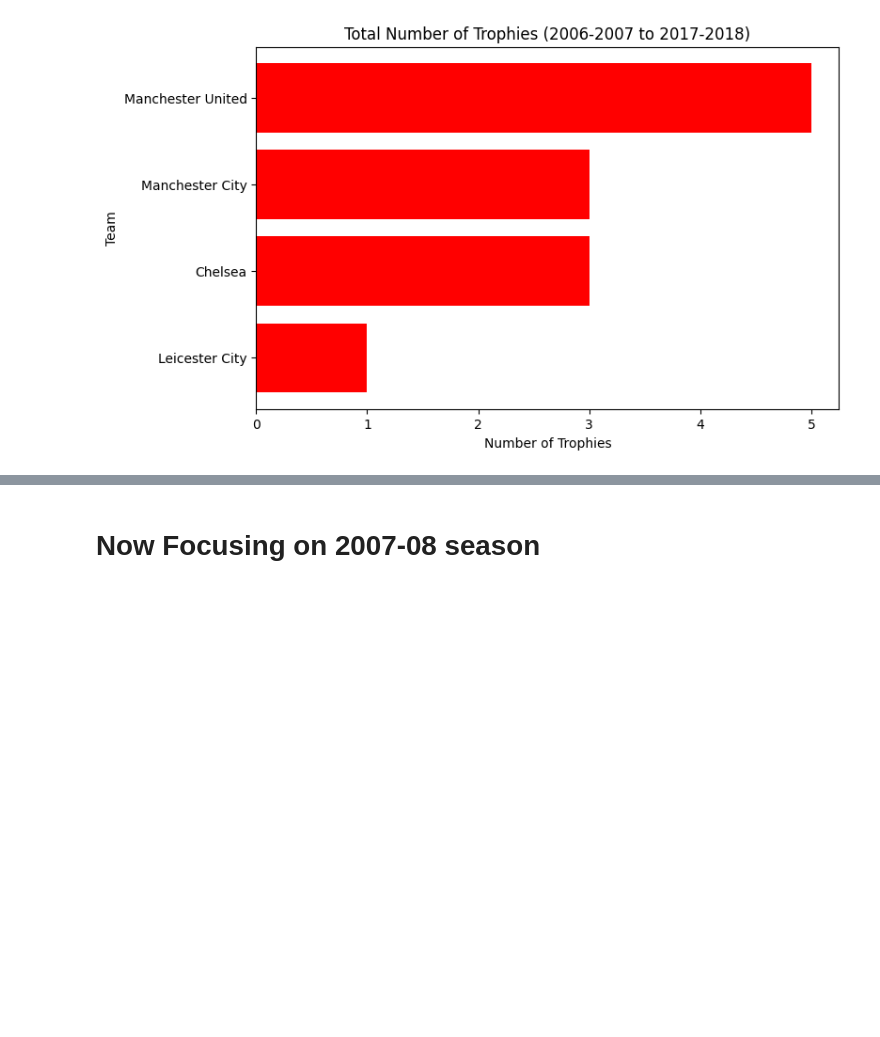
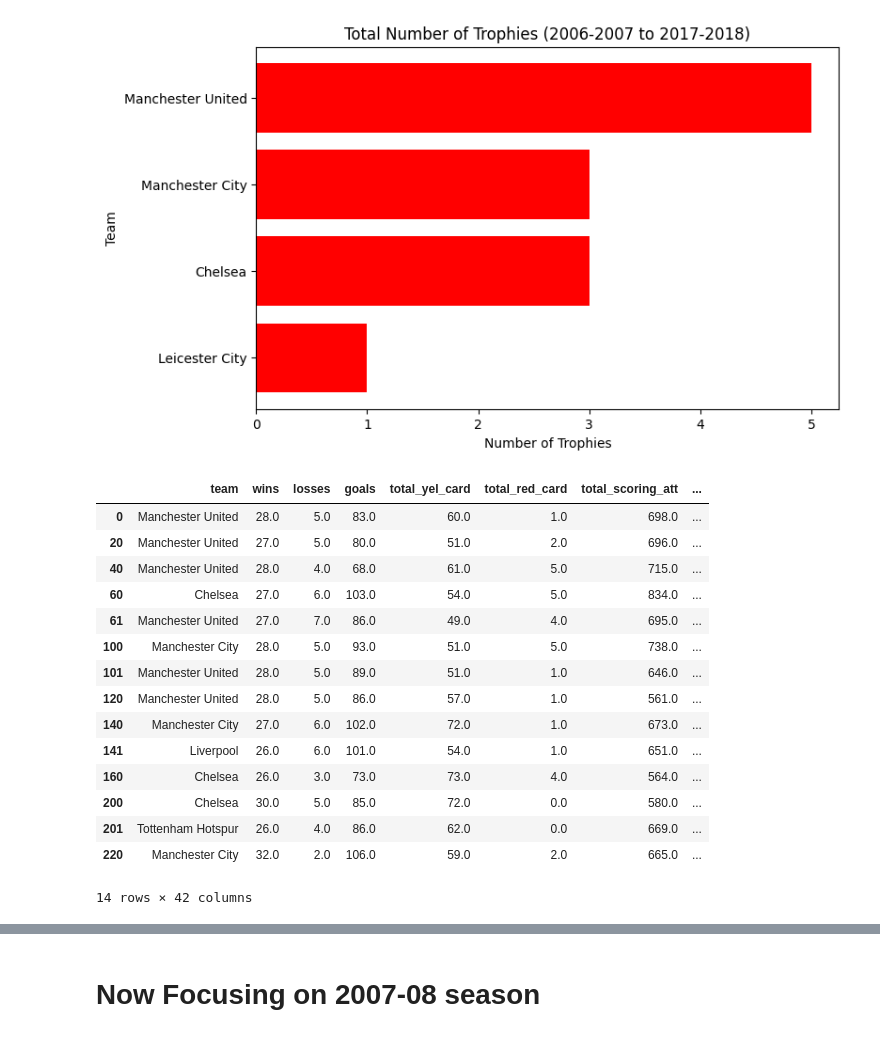
Before and after one commit to addu2612/Premier_League_Analysis, a Jupyter notebook: Mini_Project_Python.ipynb, the cells around one changed output, grey strips where cells are left out. Drawn from its saved outputs; the diff is of its cells as text; code cells hidden in the pictures; blank space fills up the shorter version.

```diff
--- a/Mini_Project_Python.ipynb
+++ b/Mini_Project_Python.ipynb
@@ -70,3 +70,22 @@ plt.title("Total Number of Trophies (2006-2007 to 2017-2018)")
 plt.show()
 # %% [output]
 [figure]
+# %%
+stats.query('wins > 25')
+# %% [output]
+|  | team | wins | losses | goals | total_yel_card | total_red_card | total_scoring_att | ... |
+| 0 | Manchester United | 28.0 | 5.0 | 83.0 | 60.0 | 1.0 | 698.0 | ... |
+| 20 | Manchester United | 27.0 | 5.0 | 80.0 | 51.0 | 2.0 | 696.0 | ... |
+| 40 | Manchester United | 28.0 | 4.0 | 68.0 | 61.0 | 5.0 | 715.0 | ... |
+| 60 | Chelsea | 27.0 | 6.0 | 103.0 | 54.0 | 5.0 | 834.0 | ... |
+| 61 | Manchester United | 27.0 | 7.0 | 86.0 | 49.0 | 4.0 | 695.0 | ... |
+| 100 | Manchester City | 28.0 | 5.0 | 93.0 | 51.0 | 5.0 | 738.0 | ... |
+| 101 | Manchester United | 28.0 | 5.0 | 89.0 | 51.0 | 1.0 | 646.0 | ... |
+| 120 | Manchester United | 28.0 | 5.0 | 86.0 | 57.0 | 1.0 | 561.0 | ... |
+| 140 | Manchester City | 27.0 | 6.0 | 102.0 | 72.0 | 1.0 | 673.0 | ... |
+| 141 | Liverpool | 26.0 | 6.0 | 101.0 | 54.0 | 1.0 | 651.0 | ... |
+| 160 | Chelsea | 26.0 | 3.0 | 73.0 | 73.0 | 4.0 | 564.0 | ... |
+| 200 | Chelsea | 30.0 | 5.0 | 85.0 | 72.0 | 0.0 | 580.0 | ... |
+| 201 | Tottenham Hotspur | 26.0 | 4.0 | 86.0 | 62.0 | 0.0 | 669.0 | ... |
+| 220 | Manchester City | 32.0 | 2.0 | 106.0 | 59.0 | 2.0 | 665.0 | ... |
+14 rows × 42 columns
```
Also changed, not shown: parts of 3 cells of this notebook.
